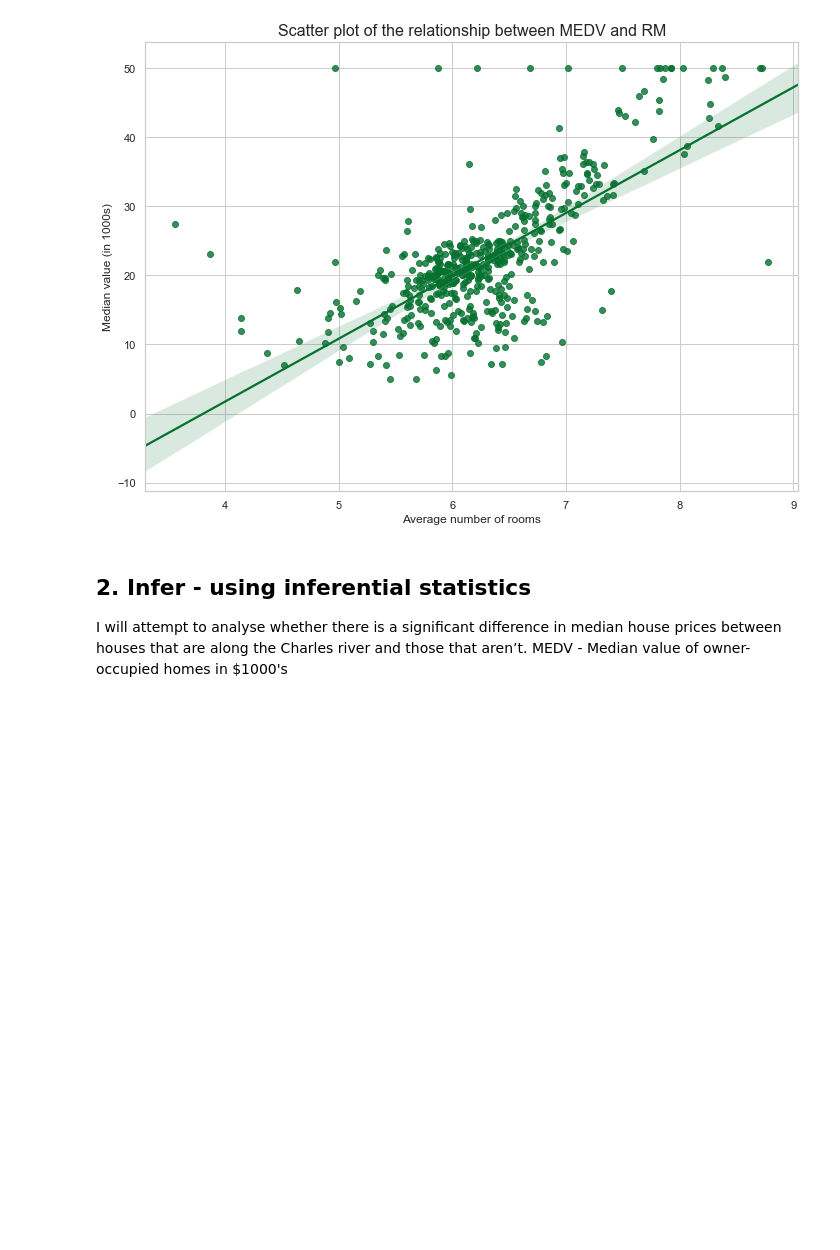
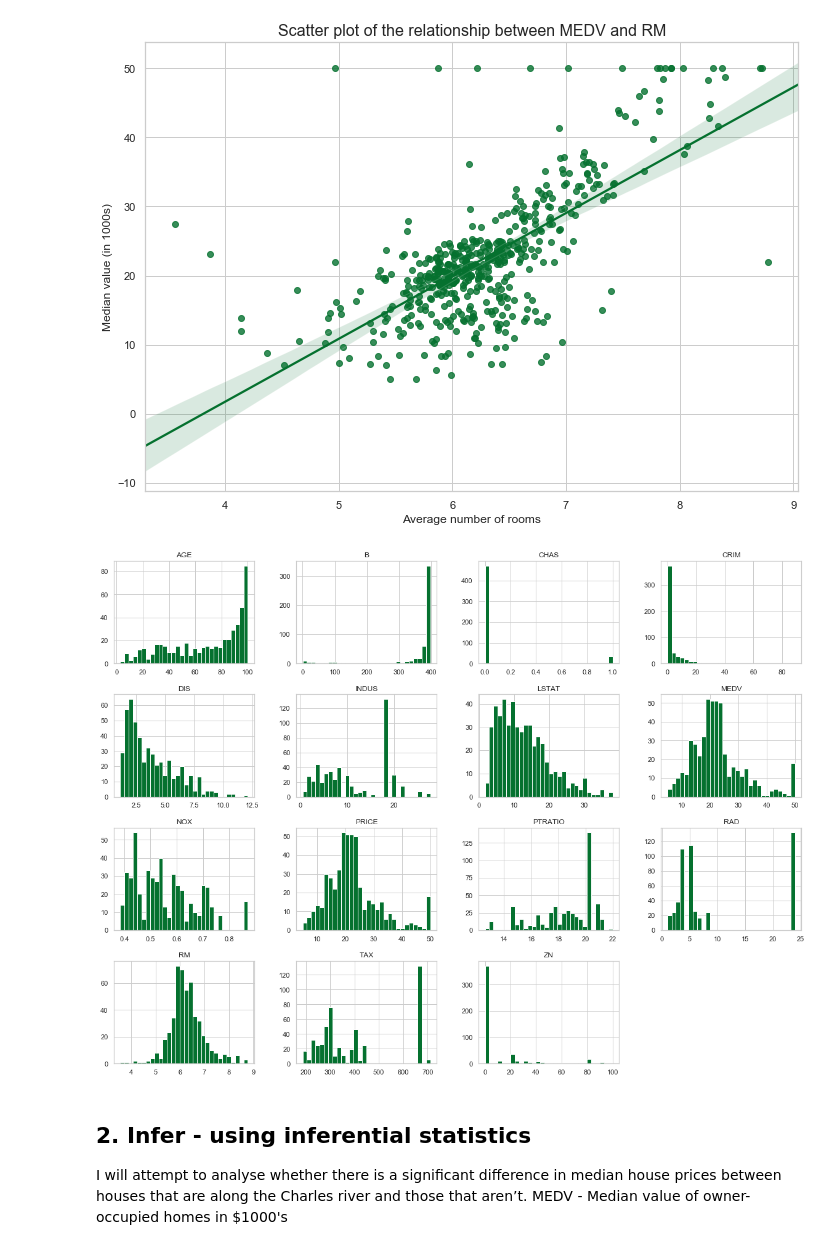
Before and after one commit to JulianConneely/MachineLearningStats, a Jupyter notebook: BostonAssignment/BostonHousePricesAnalysis.ipynb, the cells around one changed output. Cells and saved outputs as stored; diff of their text form; code cells hidden in the pictures; blank space fills up the shorter version.

Commit message:
histograms for descriptive stats

```diff
--- a/BostonAssignment/BostonHousePricesAnalysis.ipynb
+++ b/BostonAssignment/BostonHousePricesAnalysis.ipynb
@@ -277,6 +279,16 @@ plt.title(title, fontsize=16)
 plt.show()
 # %% [output]
 [figure]
+# %%
+#Generate histograms for the dataset variables using matplotlib
+boston.hist(bins=30, figsize=(20,15))
+plt.show()
+# From the plots below, some observations include the following:
+# RM and PRICE have the closest shape to normal distributions.
+# AGE is skewed to the right and LSTAT is skewed to the left
+# CHAS is obviously a boolean
+# %% [output]
+[figure, added]
 # %% [markdown]
 ## 2. Infer - using inferential statistics
 
```
Also changed, not shown: parts of 8 cells of this notebook.
